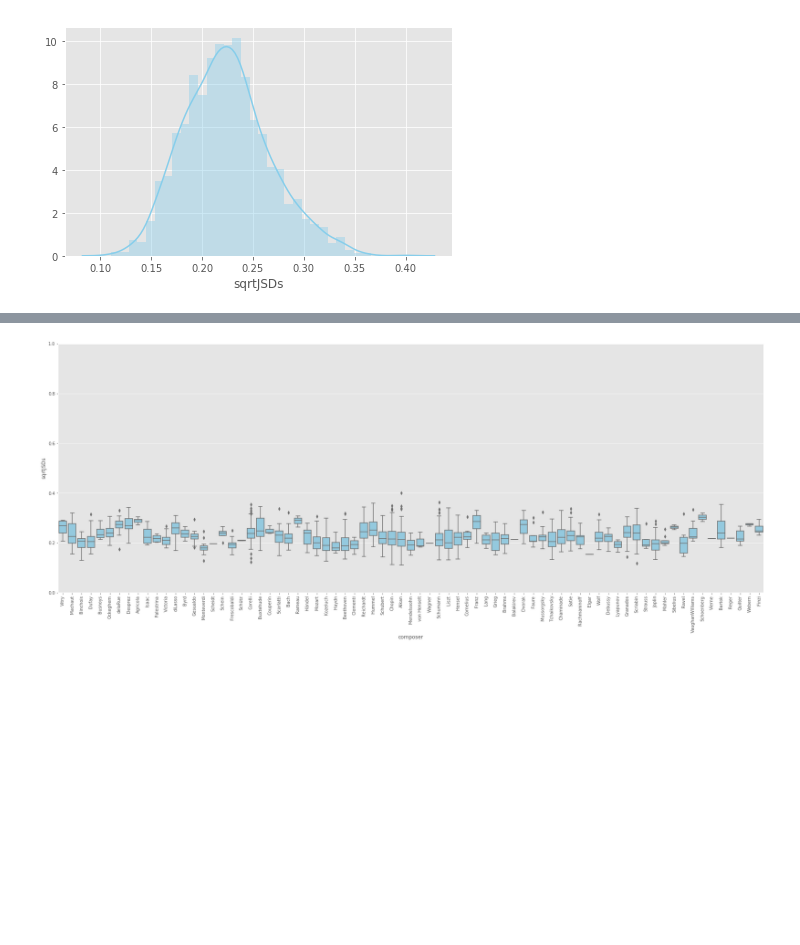
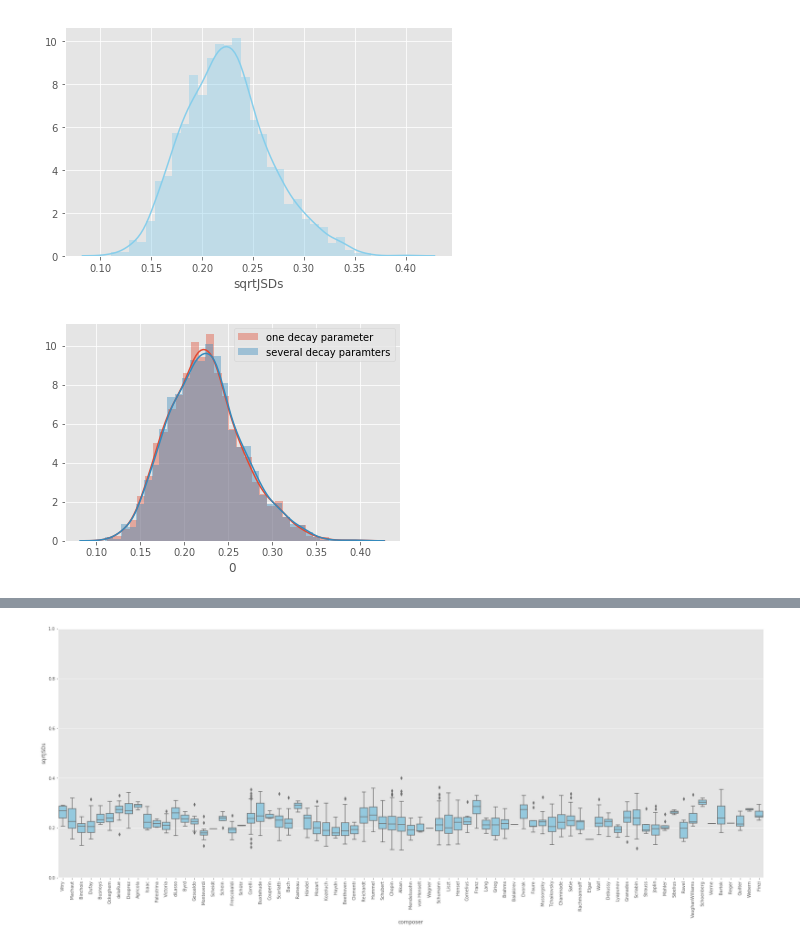
Before and after one commit to DCMLab/tonal-diffusion-model, a Jupyter notebook: analysis.ipynb, the cells around one changed output, grey strips where cells are left out. Cells and saved outputs as stored; diff of their text form; code cells hidden in the pictures; blank space fills up the shorter version.

```diff
--- a/analysis.ipynb
+++ b/analysis.ipynb
@@ -114,2 +119,10 @@ plt.savefig('img/JSDs_dist.png', dpi=300);
 # %% [output]
 [figure]
+# %%
+df1 = pd.read_csv('results_1.tsv', sep='\t')
+df6 = pd.read_csv('results_6.tsv', sep='\t')
+sns.distplot(df1.iloc[:,0].apply(np.sqrt), label='one decay parameter')
+sns.distplot(df6.iloc[:,0].apply(np.sqrt), label='several decay paramters')
+plt.legend();
+# %% [output]
+[figure, added]
```
Also changed, not shown: parts of 8 cells of this notebook, 4 other files.
